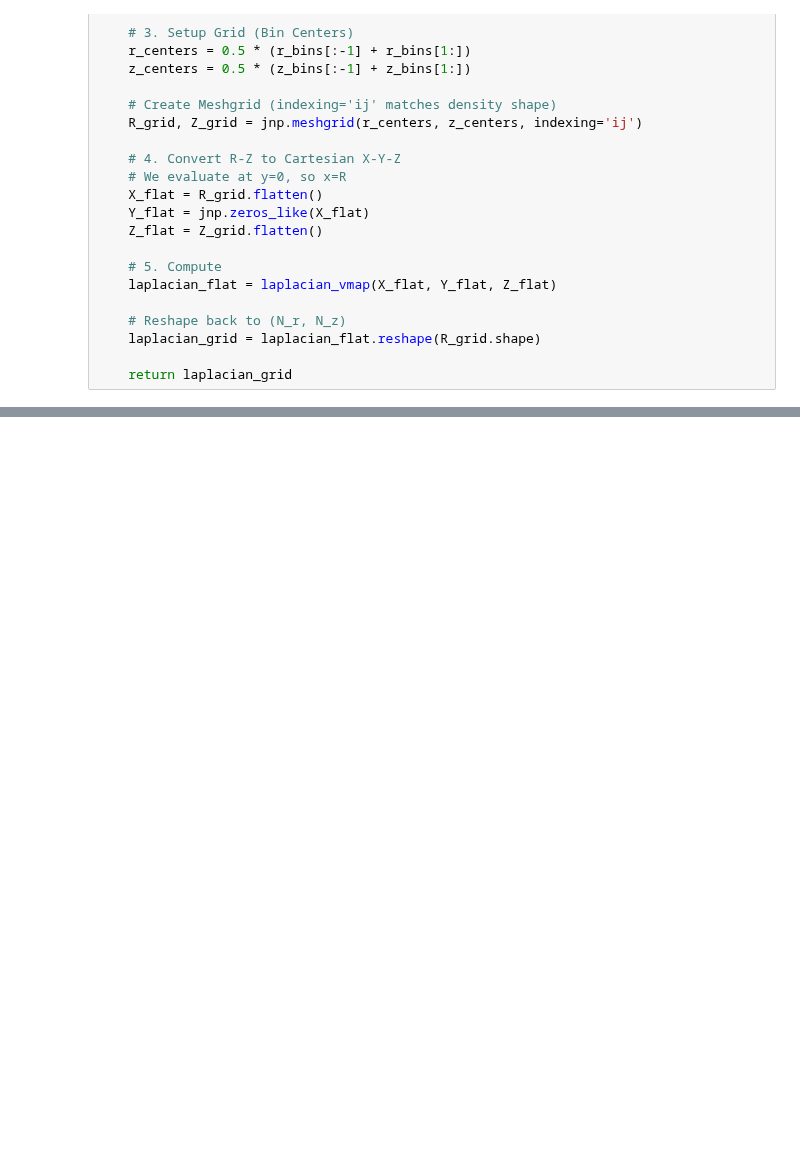
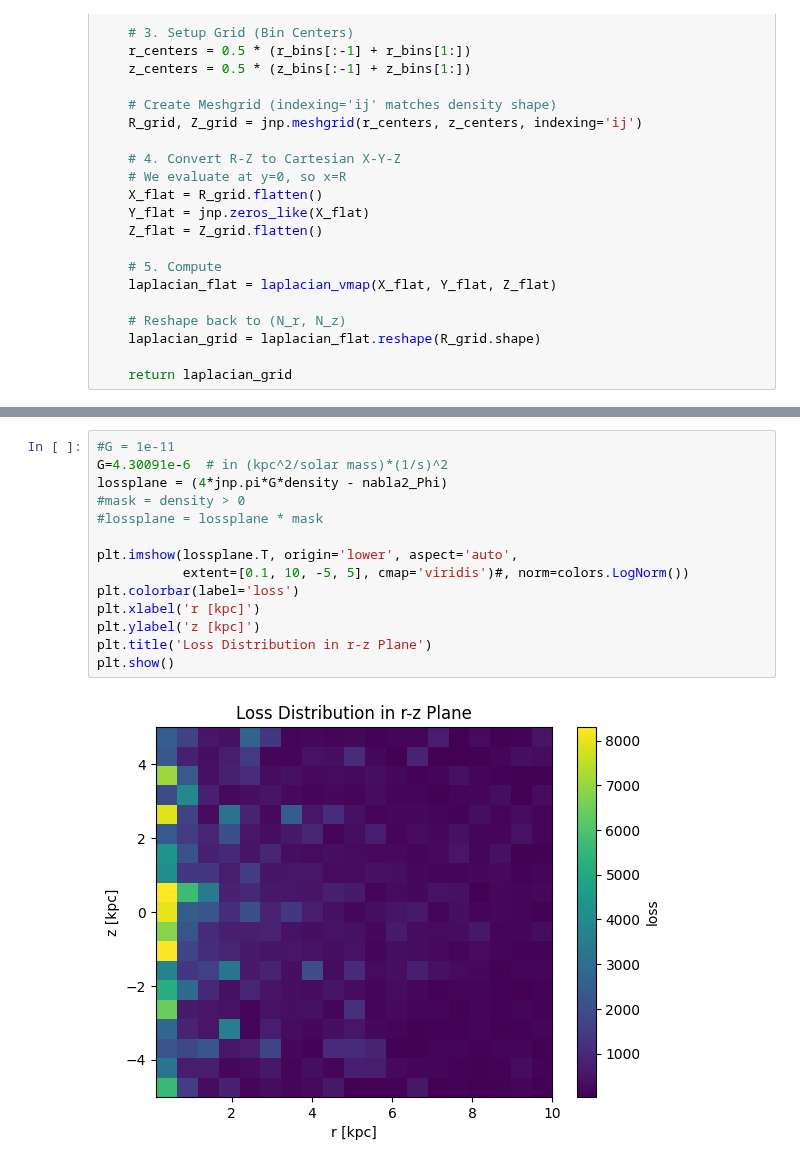
Before and after one commit to anschaible/phoenix, a Jupyter notebook: notebooks/df_spheroid.ipynb, the cells around one changed output, grey strips where cells are left out. Cells and saved outputs as stored; diff of their text form; blank space fills up the shorter version.

```diff
--- a/notebooks/df_spheroid.ipynb
+++ b/notebooks/df_spheroid.ipynb
@@ -265,0 +296,16 @@ def compute_laplacian_on_grid(potential, theta, r_bins, z_bins):
+# %%
+#G = 1e-11
+G=4.30091e-6  # in (kpc^2/solar mass)*(1/s)^2
+lossplane = (4*jnp.pi*G*density - nabla2_Phi)
+#mask = density > 0
+#lossplane = lossplane * mask
+
+plt.imshow(lossplane.T, origin='lower', aspect='auto',
+           extent=[0.1, 10, -5, 5], cmap='viridis')#, norm=colors.LogNorm())
+plt.colorbar(label='loss')
+plt.xlabel('r [kpc]')
+plt.ylabel('z [kpc]')
+plt.title('Loss Distribution in r-z Plane')
+plt.show()
+# %% [output]
+[figure, added]
```
Also changed, not shown: parts of 19 cells of this notebook.
